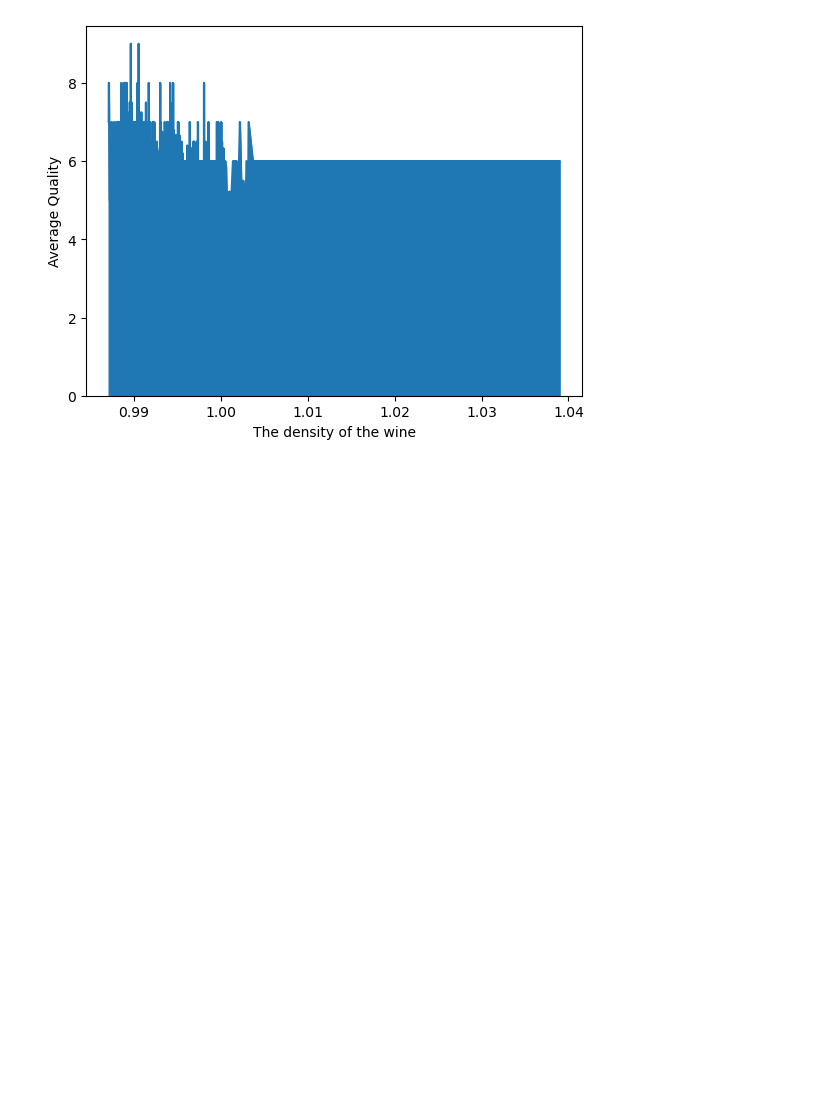
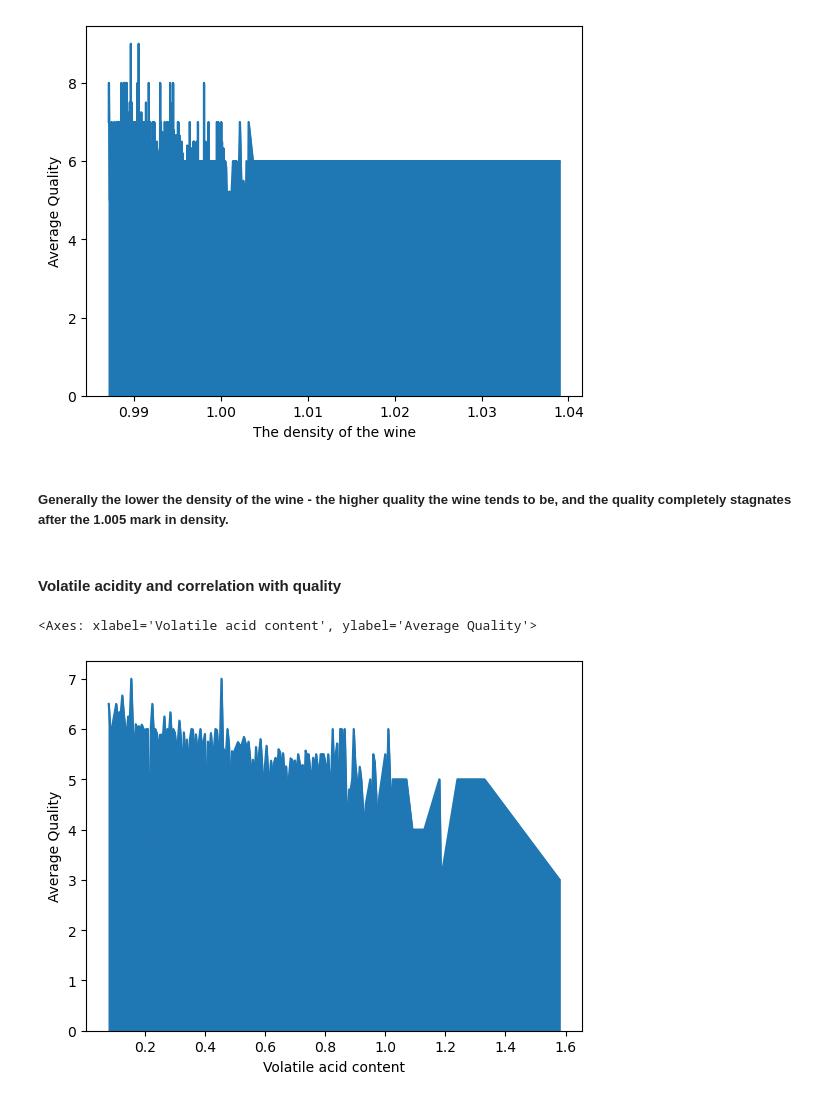
Before and after one commit to Nikolaj1992/MP1-Group9, a Jupyter notebook: MP-2/Code/Wine.ipynb, the cells around one changed output. Saved outputs shown, nothing was run; the diff lists cells and outputs as text; code cells hidden in the pictures; blank space fills up the shorter version.

```diff
--- a/MP-2/Code/Wine.ipynb
+++ b/MP-2/Code/Wine.ipynb
@@ -547,3 +564,13 @@ alc_to_q.plot.area(xlabel='The density of the wine', ylabel='Average Quality')
 # %% [output]
 <Axes: xlabel='The density of the wine', ylabel='Average Quality'>
 [figure]
+# %% [markdown]
+##### Generally the lower the density of the wine - the higher quality the wine tends to be, and the quality completely stagnates after the 1.005 mark in density.
+# %% [markdown]
+#### Volatile acidity and correlation with quality
+# %%
+vol_acid_to_q = wine_df_clean.groupby('volatile acidity')['quality'].mean()
+vol_acid_to_q.plot.area(xlabel='Volatile acid content', ylabel='Average Quality')
+# %% [output]
+<Axes: xlabel='Volatile acid content', ylabel='Average Quality'>
+[figure, added]
```
Also changed, not shown: parts of 15 cells of this notebook.
